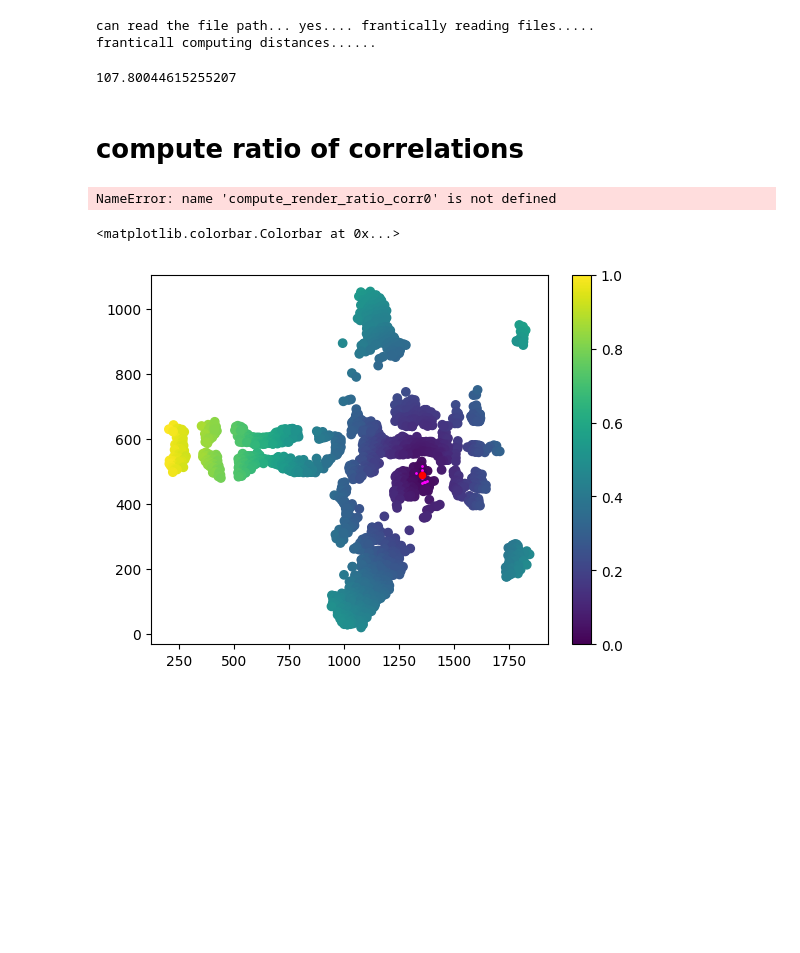
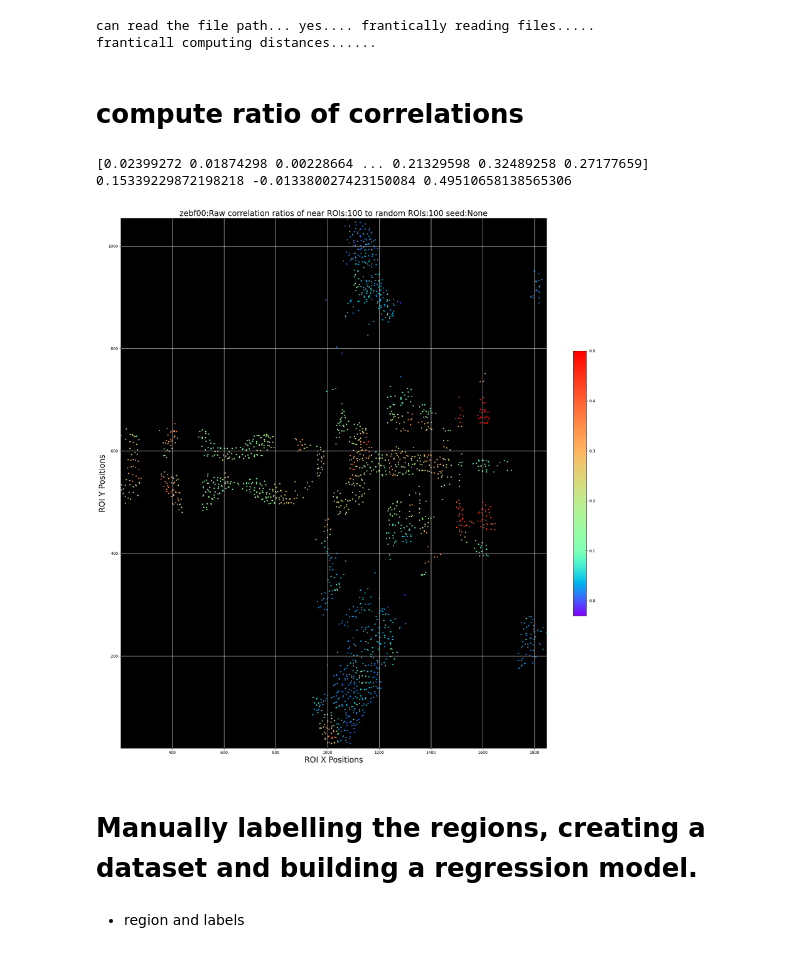
Before and after one commit to duutabib/local-gaucamole, a Jupyter notebook: notebooks/robustSigs/zebrafish_regressing_positions_labels.ipynb, the cells around one changed output. Saved outputs shown, nothing was run; the diff lists cells and outputs as text; code cells hidden in the pictures; blank space fills up the shorter version.

Commit message:
Add glms to infer positions from abib_correlations and abib_correlations from positions

```diff
--- a/notebooks/robustSigs/zebrafish_regressing_positions_labels.ipynb
+++ b/notebooks/robustSigs/zebrafish_regressing_positions_labels.ipynb
@@ -440,7 +554,7 @@ def compute_render_ratio_corr0(
             f"{sdir}testing_Rawratiocorrelations_{tag}_ROIs:{num_rois}_NN:{nnpop}_seed:{seed}_RN:{rnpop}.png",
         )
     else:
-        #plt.grid(color='white')
+        plt.grid(color='white')
         plt.show()
 
     plt.close()
@@ -452,7 +566,6 @@ radial_scale00,_ = compute_radial_scale_for_n_nbrs(ds=dS, num_rois=num_rois, nei
-# %%
-radial_scale00
-# %% [output]
-107.80044615255207
+# %%
+radial_scale00
+high_target_rois_list  = [898, 1017, 62]
 # %%
 def render_ratio_of_corr(
     x, y,
@@ -619,23 +732,25 @@ def render_ratio_of_corr(
 # compute ratio of correlations
 # %%
 # compute correlation ratio and render plot
-compute_render_ratio_corr0(
+abib_correlations = compute_render_ratio_corr0(
     x,
     y,
     d0=d0,
     dS=dS,
     num_rois=num_rois,
     nnpop=nnpop,
     rnpop=rnpop,
     seed=seed,
     tag=tag,
     sdir=sdir,
-    radial_scale=radial_scale00,
+    radial_scale=None,
     figsize=(20, 20),
     tar0_idx=399,
     marker_size=20,
     circle_patch=False,
     high_target_rois_list=high_target_rois_list,
 )
 # %% [output]
-NameError: name 'compute_render_ratio_corr0' is not defined
+[0.02399272 0.01874298 0.00228664 ... 0.21329598 0.32489258 0.27177659]
+0.15339229872198218 -0.013380027423150084 0.49510658138565306
+[figure, added]
@@ -656,12 +757,4 @@ radial_scale0, max_dists = compute_radial_scale_for_n_nbrs(ds=dS, num_rois=2000,
-# %%
-ind_choice = random.choice(np.arange(len(x)))
-five_nearest_neigh_ind_choice = get_n_nearest_nbrs(dS, ind_choice, 10)
-
-plt.scatter(x, y, c=max_dists, s=1)
-plt.scatter(x, y, c=dS[ind_choice])
-plt.scatter(x[five_nearest_neigh_ind_choice], y[five_nearest_neigh_ind_choice], c='magenta', s=1)
-plt.scatter(x[ind_choice], y[ind_choice], color='r', s=20)
-plt.colorbar()
-# %% [output]
-<matplotlib.colorbar.Colorbar at 0x...>
-[figure, removed]
+# %% [markdown]
+# Manually labelling the regions, creating a dataset and building a regression model.
+# %% [markdown]
+* region and labels
```
Also changed, not shown: parts of 99 cells of this notebook.
